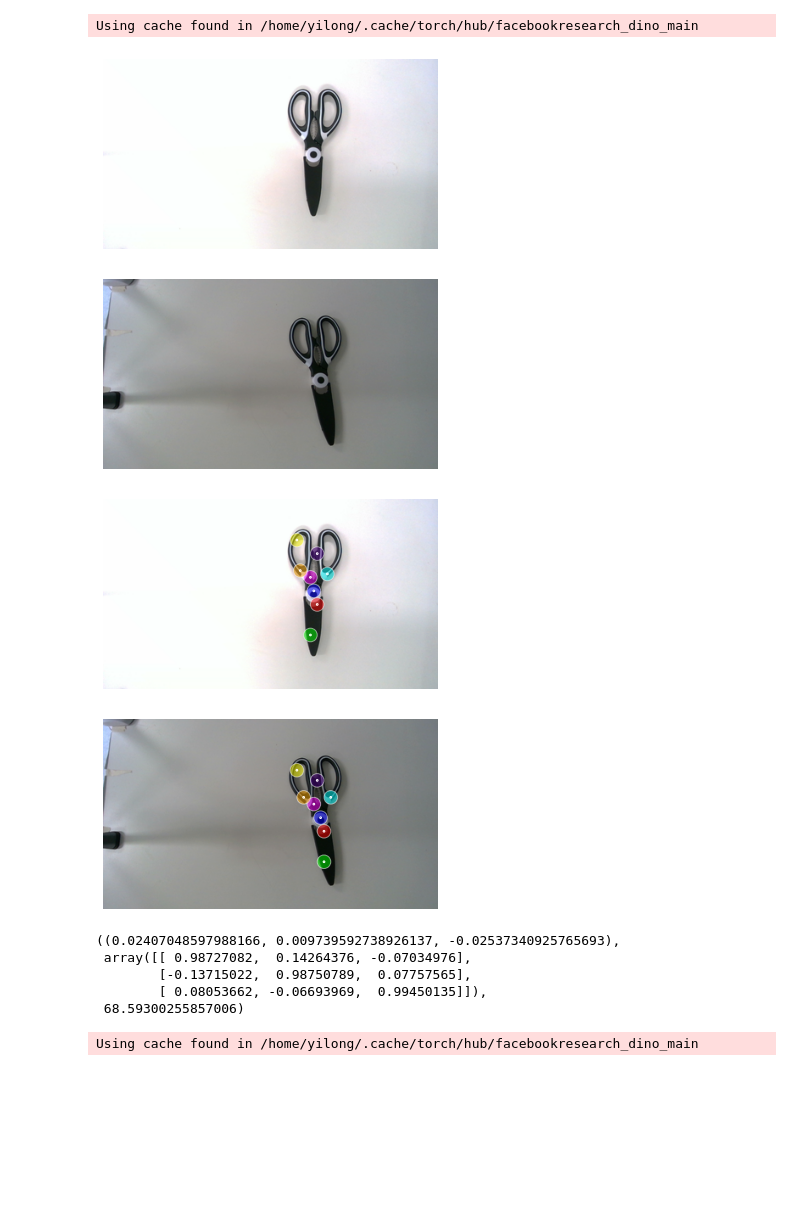
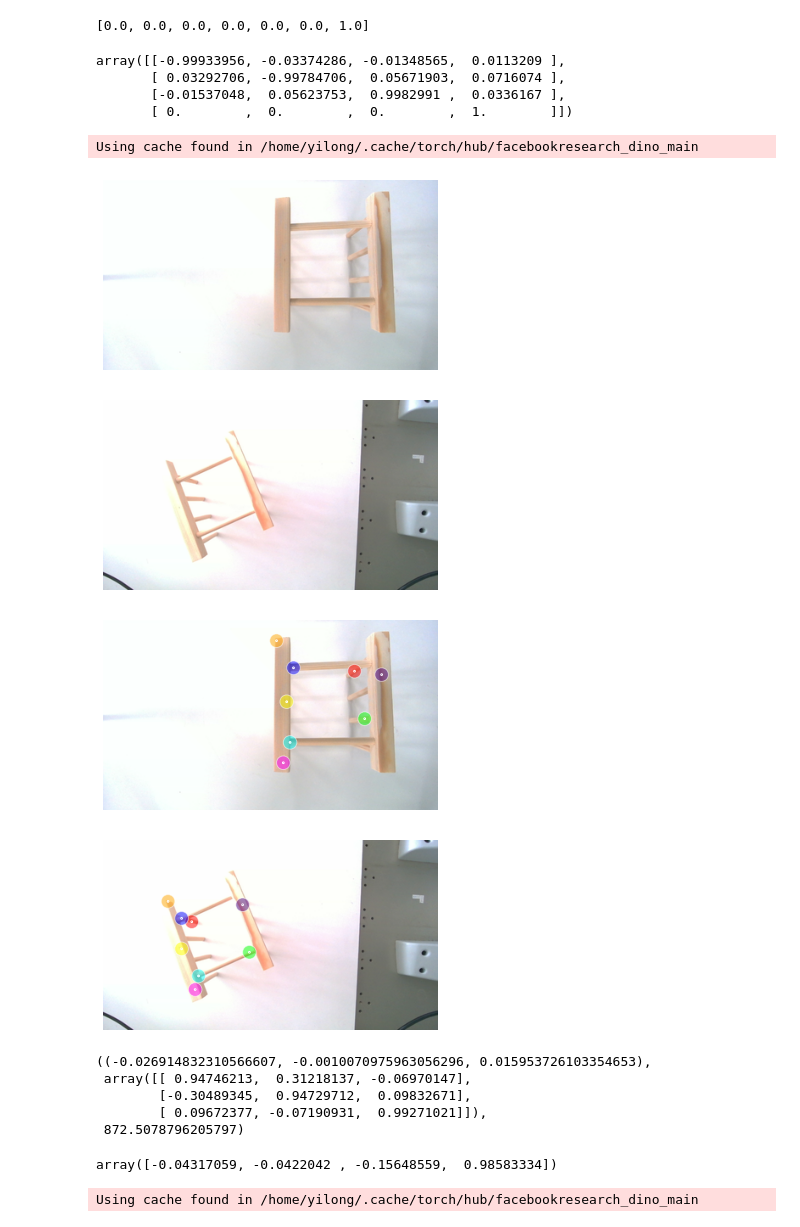
Before and after one commit to yw14218/yumi_oneshot, a Jupyter notebook: dino_exp.ipynb, the cells around one changed output. Cells and saved outputs as stored; diff of their text form; code cells hidden in the pictures; blank space fills up the shorter version.

```diff
--- a/dino_exp.ipynb
+++ b/dino_exp.ipynb
@@ -19,0 +66,16 @@ rgb_image_wrist
+# %%
+from trajectory_utils import create_homogeneous_matrix, pose_inv, translation_from_matrix, quaternion_from_matrix
+import numpy as np
+T = np.eye(4)
+print(translation_from_matrix(T).tolist() + quaternion_from_matrix(T).tolist())
+# %% [output]
+[0.0, 0.0, 0.0, 0.0, 0.0, 0.0, 1.0]
+# %%
+T_camera_eef = np.load("handeye/T_C_EEF_wrist_l.npy")
+
+T_camera_eef
+# %% [output]
+array([[-0.99933956, -0.03374286, -0.01348565,  0.0113209 ],
+       [ 0.03292706, -0.99784706,  0.05671903,  0.0716074 ],
+       [-0.01537048,  0.05623753,  0.9982991 ,  0.0336167 ],
+       [ 0.        ,  0.        ,  0.        ,  1.        ]])
@@ -20,28 +87,27 @@ rgb_image_wrist
 # %%
-DIR = "scissor"
+DIR = "data/wood"
 
-rgb_image_wrist.save(f"data/{DIR}/live_wrist_rgb.png")
-depth_image_wrist.save(f"data/{DIR}/live_wrist_depth.png")
+rgb_image_wrist.save(f"{DIR}/live_wrist_rgb.png")
+depth_image_wrist.save(f"{DIR}/live_wrist_depth.png")
 # %%
 from dinobotAlignment import DINOBotAlignment
 
-dinobotAlignment = DINOBotAlignment()
-DIR = "scissor"
-demo_rgb = "data/{0}/demo_wrist_rgb.png".format(DIR)
-live_rgb = "data/{0}/live_wrist_rgb.png".format(DIR)
-demo_depth = "data/{0}/demo_wrist_depth.png".format(DIR)
-live_depth = "data/{0}/live_wrist_depth.png".format(DIR)
+dinobotAlignment = DINOBotAlignment(DIR=DIR)
+demo_rgb = "{0}/demo_wrist_rgb.png".format(DIR)
+live_rgb = "{0}/live_wrist_rgb.png".format(DIR)
+demo_depth = "{0}/demo_wrist_depth.png".format(DIR)
+live_depth = "{0}/live_wrist_depth.png".format(DIR)
 
-t, R, error = dinobotAlignment.run(live_rgb, live_depth, demo_rgb, demo_depth)
+t, R, error = dinobotAlignment.run(live_rgb, live_depth)
 t, R, error
 # %% [output]
 Using cache found in /home/yilong/.cache/torch/hub/facebookresearch_dino_main
-[figure, old version]
+[figure, new version]
-[figure, old version]
+[figure, new version]
-[figure, old version]
+[figure, new version]
-[figure, old version]
+[figure, new version]
-((0.02407048597988166, 0.009739592738926137, -0.02537340925765693),
- array([[ 0.98727082,  0.14264376, -0.07034976],
-        [-0.13715022,  0.98750789,  0.07757565],
-        [ 0.08053662, -0.06693969,  0.99450135]]),
- 68.59300255857006)
+((-0.026914832310566607, -0.0010070975963056296, 0.015953726103354653),
+ array([[ 0.94746213,  0.31218137, -0.06970147],
+        [-0.30489345,  0.94729712,  0.09832671],
+        [ 0.09672377, -0.07190931,  0.99271021]]),
+ 872.5078796205797)
@@ -48,3 +116,12 @@ Using cache found in /home/yilong/.cache/torch/hub/facebookresearch_dino_main
+# %%
+from scipy.spatial.transform import Rotation
+
+r = Rotation.from_matrix(R)
+quaternion = r.as_quat()
+
+quaternion
+# %% [output]
+array([-0.04317059, -0.0422042 , -0.15648559,  0.98583334])
 # %%
 import matplotlib.pyplot as plt
 import torch
```
Also changed, not shown: parts of 9 cells of this notebook, 12 other files.
